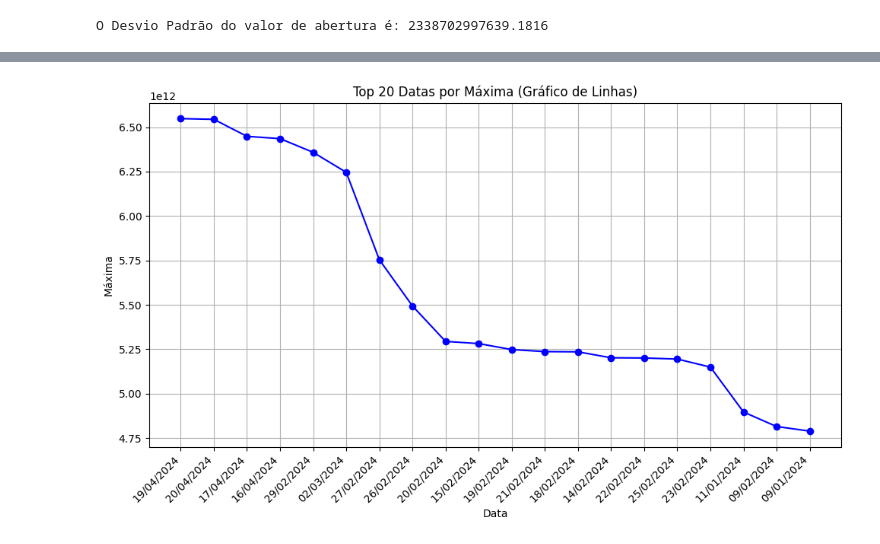
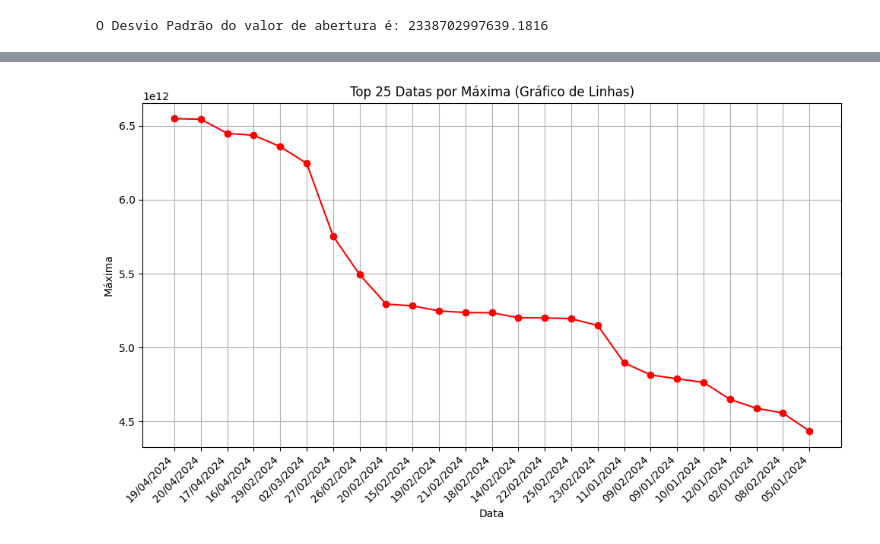
Before and after one commit to GabrielMarkss/GoogleColabBD, a Jupyter notebook: ProjetoTAVBD.ipynb, the cells around one changed output, grey strips where cells are left out. Saved outputs shown, nothing was run; the diff lists cells and outputs as text; code cells hidden in the pictures.

```diff
--- a/ProjetoTAVBD.ipynb
+++ b/ProjetoTAVBD.ipynb
@@ -127,33 +119,33 @@ plt.show() # Mostra o gráfico
 # %%
 # Carrega o arquivo CSV chamado 'dataset-BTC.csv' usando o separador ; e a codificação 'ISO-8859-1'.
 dataset = pd.read_csv('dataset-BTC.csv', sep=';', encoding='iso-8859-1')
 
 # Removendo os pontos de separação da coluna 'Máxima' e 'Mínima'
 dataset['Máxima'] = dataset['Máxima'].str.replace('.', '').astype(float)
 dataset['Mínima'] = dataset['Mínima'].str.replace('.', '').astype(float)
 
 # Agrupa os dados pelo valor da coluna 'Data' e calcula o valor máximo da coluna 'Máxima',
 # depois reseta o indice do DataFrame resultante, para que Data volte a ser uma coluna e não um índice;
 data_maxima = dataset.groupby('Data')['Máxima'].max().reset_index()
 
 data_maxima = data_maxima.sort_values(by='Máxima', ascending=False) # Ordena os dados da coluna 'Máxima' em ordem decrescente
-top_20_maxima = data_maxima.head(20) # Seleciona somente os 20 maiores valores
+top_25_maxima = data_maxima.head(25) # Seleciona somente os 25 maiores valores
 plt.figure(figsize=(10, 6)) # Cria uma figura e um eixo para o gráfico com tamanho 10x6 polegadas
 
 # Plota um gráfico de linhas usando os dados das colunas 'Data' e 'Máxima'. Cada ponto de dado é marcado com um círculo ('o'),
 # as linhas entre os pontos são sólidas ('-'), e a cor da linha é azul ('b').
-plt.plot(top_20_maxima['Data'], top_20_maxima['Máxima'], marker='o', linestyle='-', color='b')
+plt.plot(top_25_maxima['Data'], top_25_maxima['Máxima'], marker='o', linestyle='-', color='r')
 
-plt.title('Top 20 Datas por Máxima (Gráfico de Linhas)') # Adiciona um título
+plt.title('Top 25 Datas por Máxima (Gráfico de Linhas)') # Adiciona um título
 plt.xlabel('Data') # Rótulo do eixo X
 plt.ylabel('Máxima') # Rótulo do eixo Y
 
 plt.xticks(rotation=45, ha='right') # Rotaciona os rótulos do eixo X em 45 graus e alinha-os à direita para melhor legibilidade.
 plt.grid(True) # Adiciona uma grade ao gráfico
 plt.tight_layout() # Ajusta os elementos do gráfico para que se encaixem bem na figura, evitando sobreposição.
 plt.show() # Exibe o gráfico
 # %% [output]
-[figure, old version]
+[figure, new version]
 # %%
 # Carrega o arquivo CSV chamado 'dataset-BTC.csv' usando o separador ; e a codificação 'ISO-8859-1'.
 data_abertura = dataset.groupby('Data')['Abertura'].sum().reset_index()
```
Also changed, not shown: parts of 3 cells of this notebook.
